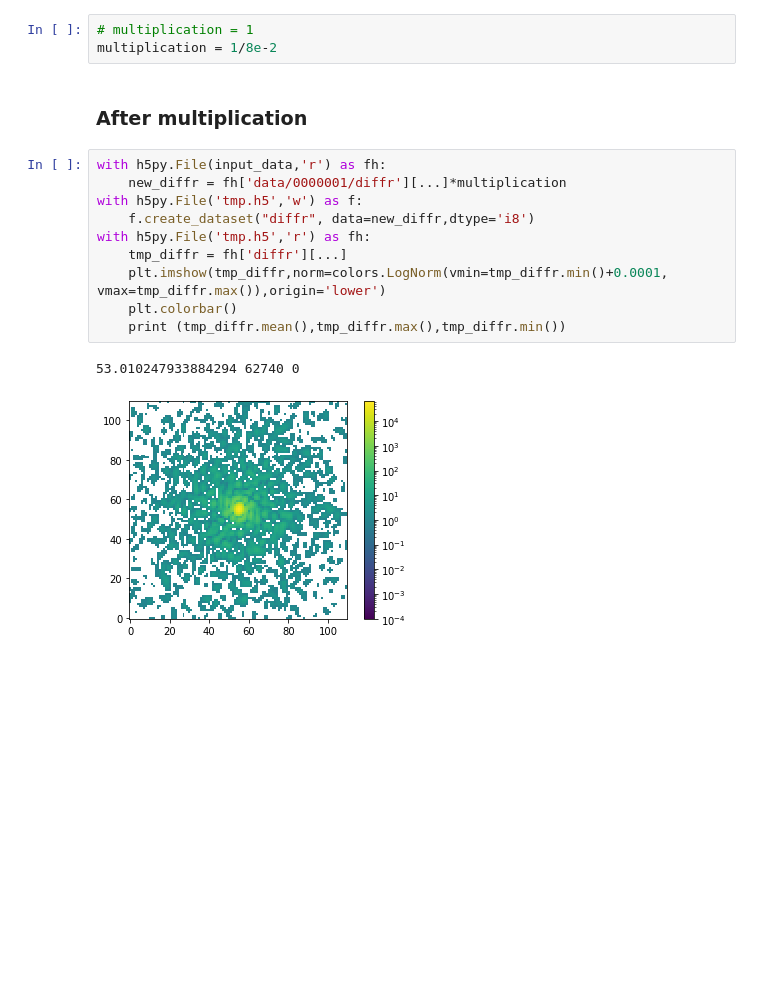
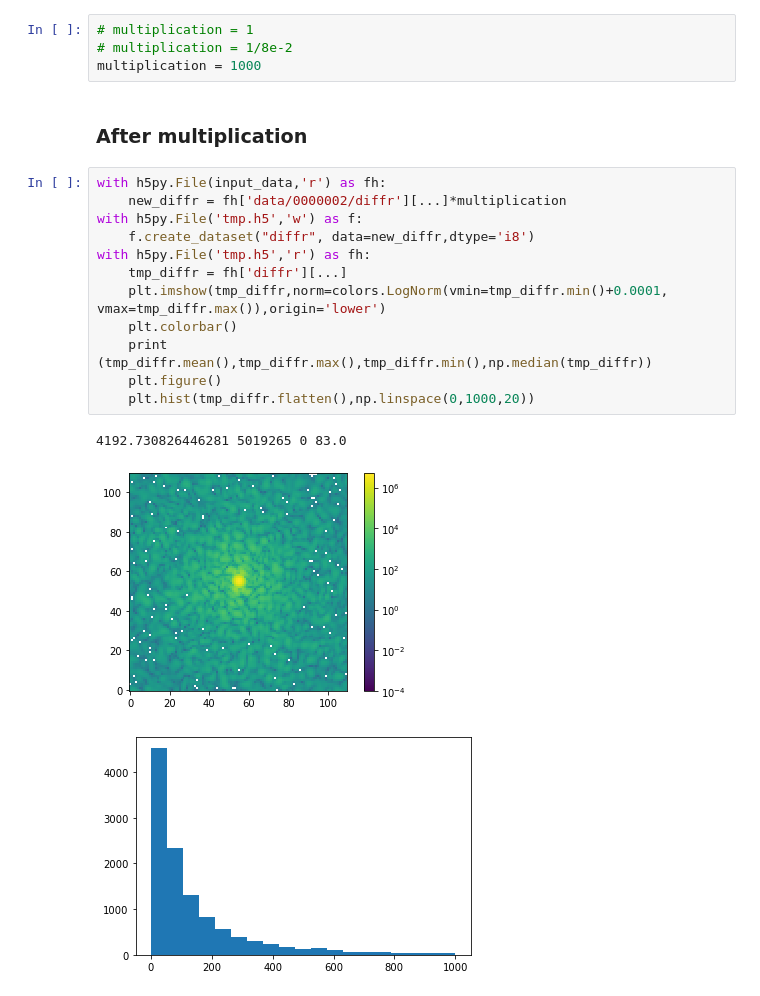
Before and after one commit to JunCEEE/testEMC, a Jupyter notebook: src/controller/s03/convertInt.ipynb, the cells around one changed output. Cells and saved outputs as stored; diff of their text form; blank space fills up the shorter version.

```diff
--- a/src/controller/s03/convertInt.ipynb
+++ b/src/controller/s03/convertInt.ipynb
@@ -25,19 +25,23 @@ with h5py.File(input_data,'r') as fh:
 ### Set multiplication
 # %%
 # multiplication = 1
-multiplication = 1/8e-2
+# multiplication = 1/8e-2
+multiplication = 1000
 # %% [markdown]
 ### After multiplication
 # %%
 with h5py.File(input_data,'r') as fh:
-    new_diffr = fh['data/0000001/diffr'][...]*multiplication
+    new_diffr = fh['data/0000002/diffr'][...]*multiplication
 with h5py.File('tmp.h5','w') as f:
     f.create_dataset("diffr", data=new_diffr,dtype='i8')
 with h5py.File('tmp.h5','r') as fh:
     tmp_diffr = fh['diffr'][...]
     plt.imshow(tmp_diffr,norm=colors.LogNorm(vmin=tmp_diffr.min()+0.0001, vmax=tmp_diffr.max()),origin='lower')
     plt.colorbar()
-    print (tmp_diffr.mean(),tmp_diffr.max(),tmp_diffr.min())
+    print (tmp_diffr.mean(),tmp_diffr.max(),tmp_diffr.min(),np.median(tmp_diffr))
+    plt.figure()
+    plt.hist(tmp_diffr.flatten(),np.linspace(0,1000,20))
 # %% [output]
-53.010247933884294 62740 0
+4192.730826446281 5019265 0 83.0
-[figure, old version]
+[figure, new version]
+[figure, added]
```
